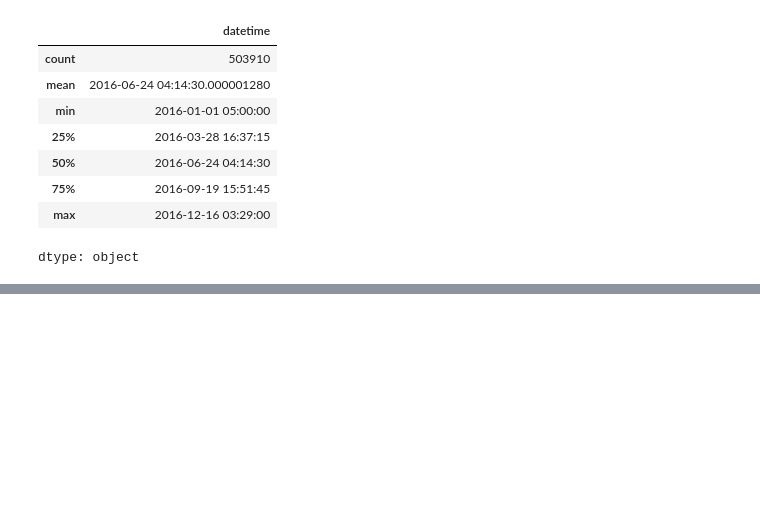
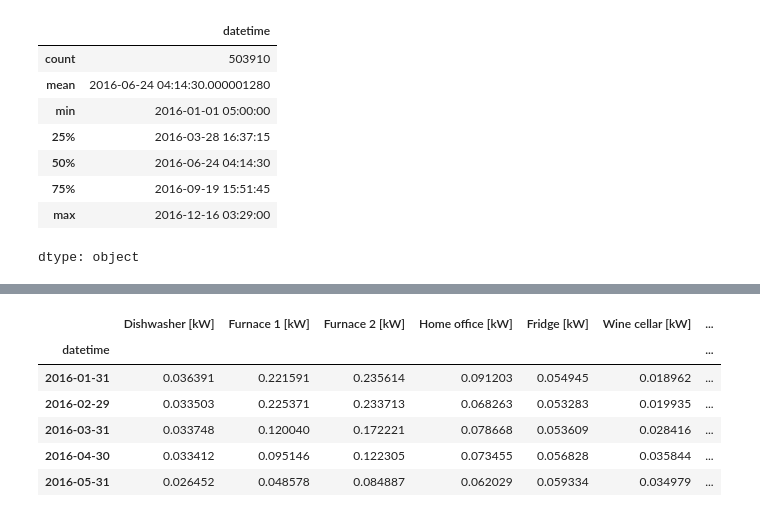
Before and after one commit to mojodean/aai-530-final-project, a Jupyter notebook: 530_IoT_project.ipynb, the cells around one changed output, grey strips where cells are left out. Saved outputs shown, nothing was run; the diff lists cells and outputs as text; code cells hidden in the pictures; blank space fills up the shorter version.

```diff
--- a/530_IoT_project.ipynb
+++ b/530_IoT_project.ipynb
@@ -185,0 +205,10 @@ dtype: object
+# %%
+monthly_avg.head()
+# %% [output]
+|  | Dishwasher [kW] | Furnace 1 [kW] | Furnace 2 [kW] | Home office [kW] | Fridge [kW] | Wine cellar [kW] | ... |
+| datetime |  |  |  |  |  |  | ... |
+| 2016-01-31 | 0.036391 | 0.221591 | 0.235614 | 0.091203 | 0.054945 | 0.018962 | ... |
+| 2016-02-29 | 0.033503 | 0.225371 | 0.233713 | 0.068263 | 0.053283 | 0.019935 | ... |
+| 2016-03-31 | 0.033748 | 0.120040 | 0.172221 | 0.078668 | 0.053609 | 0.028416 | ... |
+| 2016-04-30 | 0.033412 | 0.095146 | 0.122305 | 0.073455 | 0.056828 | 0.035844 | ... |
+| 2016-05-31 | 0.026452 | 0.048578 | 0.084887 | 0.062029 | 0.059334 | 0.034979 | ... |
```
Also changed, not shown: parts of 3 cells of this notebook.
